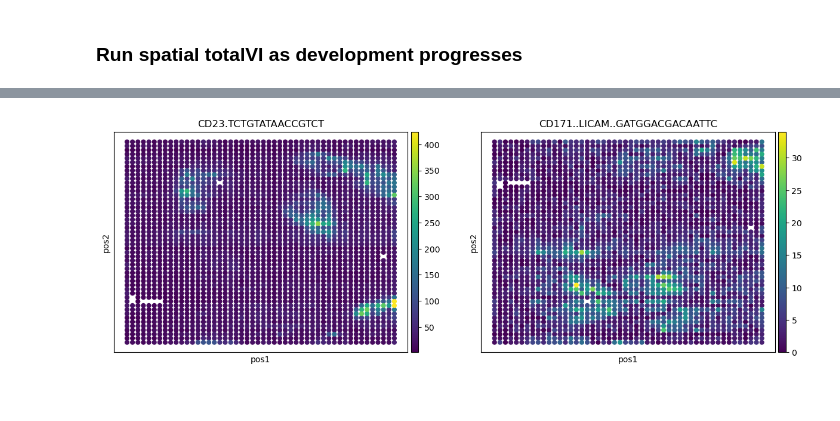
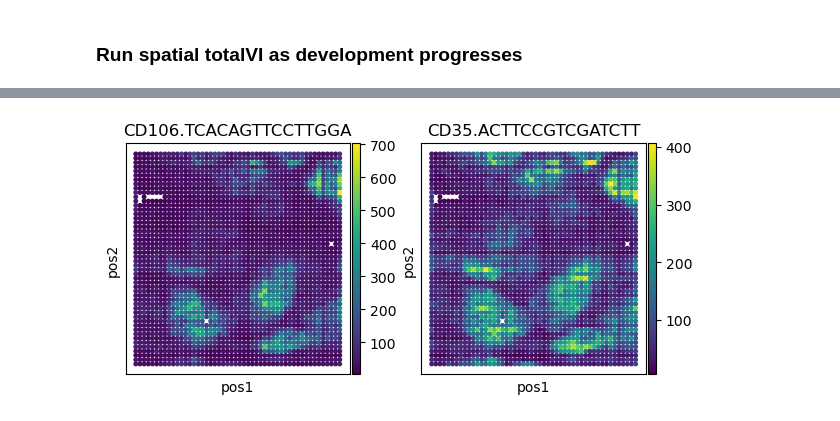
Before and after one commit to cvasq24/spatial_totalvi, a Jupyter notebook: code/test_spatial_totalvi.ipynb, the cells around one changed output, grey strips where cells are left out. Saved outputs shown, nothing was run; the diff lists cells and outputs as text; code cells hidden in the pictures.

```diff
--- a/code/test_spatial_totalvi.ipynb
+++ b/code/test_spatial_totalvi.ipynb
@@ -200,12 +133,13 @@ mdata["Protein"].var[mdata["Protein"].var["clean_names"].str.contains("CD171")]
-# %%
-sc.pl.embedding(
-    mdata["Protein"],
-    basis="pos",
-    color=["CD23.TCTGTATAACCGTCT", "CD171..LICAM..GATGGACGACAATTC"],
-    s=140,
-    ncols=2,
-    show=False
-)
-plt.gca().invert_yaxis()
-# %% [output]
-[figure, removed]
+# %%
+# From OG paper: markers for clusters 2/5
+fig, ax = plt.subplots(nrows=1, ncols=2, figsize=(7, 3))
+
+sc.pl.embedding(mdata["Protein"], basis="pos", color="CD106.TCACAGTTCCTTGGA", s=50, show=False, ax=ax[0])
+ax[0].invert_yaxis()
+
+sc.pl.embedding(mdata["Protein"], basis="pos", color="CD35.ACTTCCGTCGATCTT", s=50, show=False, ax=ax[1])
+ax[1].invert_yaxis()
+
+# plt.savefig(path_to_fig + "_spatial_latent_GC_markers.png", dpi=400, bbox_inches="tight")
+# %% [output]
+[figure, added]
```
Also changed, not shown: parts of 22 cells of this notebook, 49 other files.
